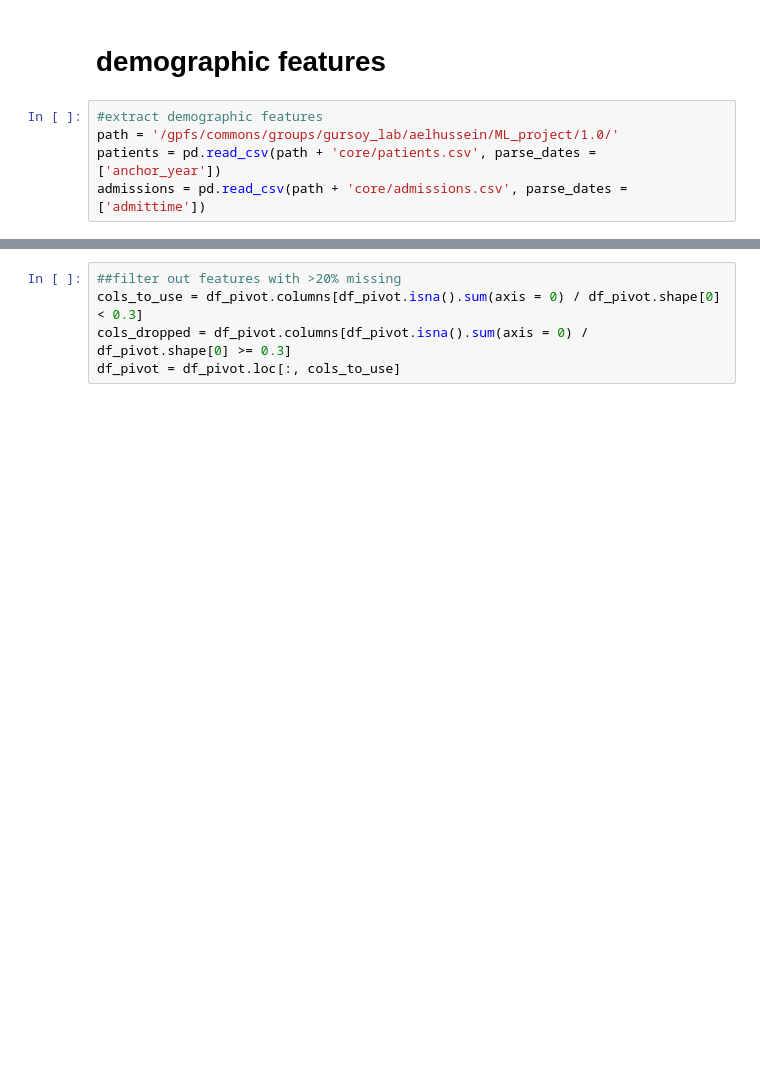
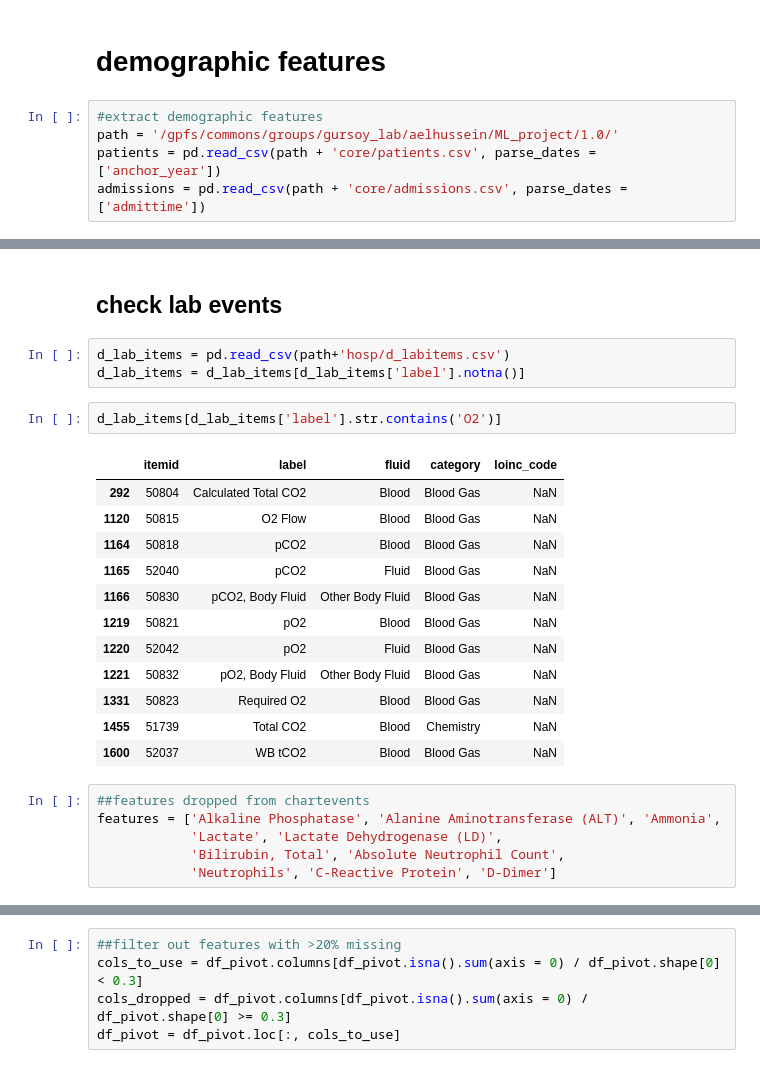
Before and after one commit to aelhussein/icu_ventilation_multimodal, a Jupyter notebook: featureExtraction.ipynb, the cells around one changed output, grey strips where cells are left out. Saved outputs shown, nothing was run; the diff lists cells and outputs as text; blank space fills up the shorter version.

```diff
--- a/featureExtraction.ipynb
+++ b/featureExtraction.ipynb
@@ -170,0 +224,26 @@ demographic = demographic.loc[demographic.groupby('hadm_id').hours_since_admit.i
+# %% [markdown]
+## check lab events
+# %%
+d_lab_items = pd.read_csv(path+'hosp/d_labitems.csv')
+d_lab_items = d_lab_items[d_lab_items['label'].notna()]
+# %%
+d_lab_items[d_lab_items['label'].str.contains('O2')]
+# %% [output]
+|  | itemid | label | fluid | category | loinc_code |
+| 292 | 50804 | Calculated Total CO2 | Blood | Blood Gas | NaN |
+| 1120 | 50815 | O2 Flow | Blood | Blood Gas | NaN |
+| 1164 | 50818 | pCO2 | Blood | Blood Gas | NaN |
+| 1165 | 52040 | pCO2 | Fluid | Blood Gas | NaN |
+| 1166 | 50830 | pCO2, Body Fluid | Other Body Fluid | Blood Gas | NaN |
+| 1219 | 50821 | pO2 | Blood | Blood Gas | NaN |
+| 1220 | 52042 | pO2 | Fluid | Blood Gas | NaN |
+| 1221 | 50832 | pO2, Body Fluid | Other Body Fluid | Blood Gas | NaN |
+| 1331 | 50823 | Required O2 | Blood | Blood Gas | NaN |
+| 1455 | 51739 | Total CO2 | Blood | Chemistry | NaN |
+| 1600 | 52037 | WB tCO2 | Blood | Blood Gas | NaN |
+# %%
+##features dropped from chartevents
+features = ['Alkaline Phosphatase', 'Alanine Aminotransferase (ALT)', 'Ammonia',
+            'Lactate', 'Lactate Dehydrogenase (LD)',
+            'Bilirubin, Total', 'Absolute Neutrophil Count',
+            'Neutrophils', 'C-Reactive Protein', 'D-Dimer']
```
Also changed, not shown: parts of 64 cells of this notebook.
